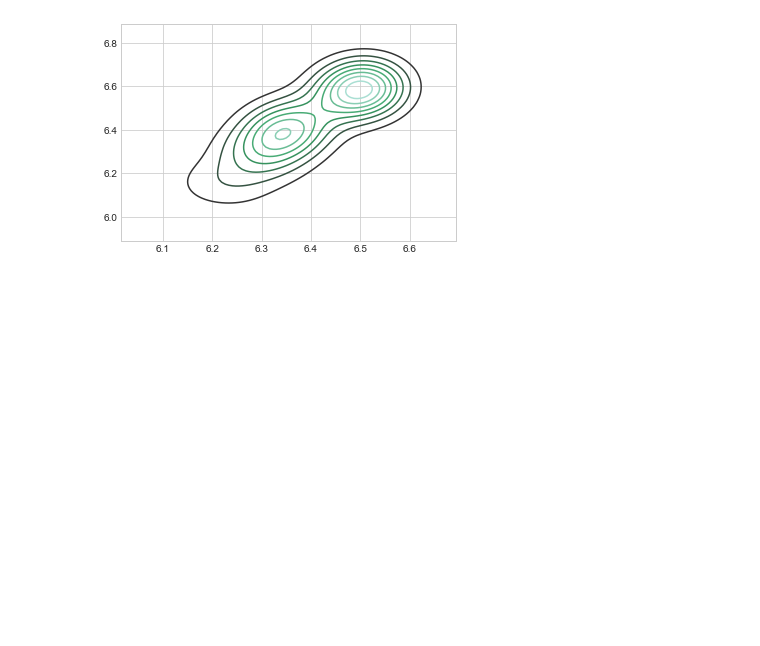
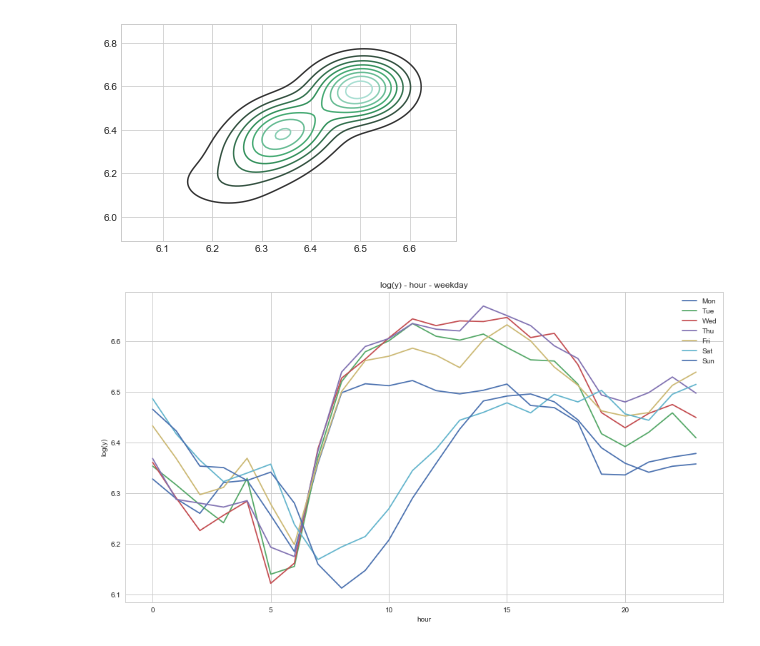
Before and after one commit to KANG91/dss-project-taxi, a Jupyter notebook: Kang/after_project_EDA.ipynb, the cells around one changed output. Cells and saved outputs as stored; diff of their text form; code cells hidden in the pictures; blank space fills up the shorter version.

```diff
--- a/Kang/after_project_EDA.ipynb
+++ b/Kang/after_project_EDA.ipynb
@@ -209,3 +198,14 @@ sns.plot(y_hour_weekday)
 # %% [output]
 <matplotlib.axes._subplots.AxesSubplot at 0x...>
 [figure]
+# %%
+sns.set(style = "whitegrid")
+plt.figure(figsize = (15, 8))
+plt.plot(y_hour_weekday)
+plt.xlabel("hour", fontsize = 10)
+plt.ylabel("log(y)" , fontsize = 10)
+plt.legend(["Mon", "Tue", "Wed", "Thu", "Fri", "Sat", "Sun"])
+plt.title("log(y) - hour - weekday")
+plt.show()
+# %% [output]
+[figure, added]
```
Also changed, not shown: parts of 5 cells of this notebook.
